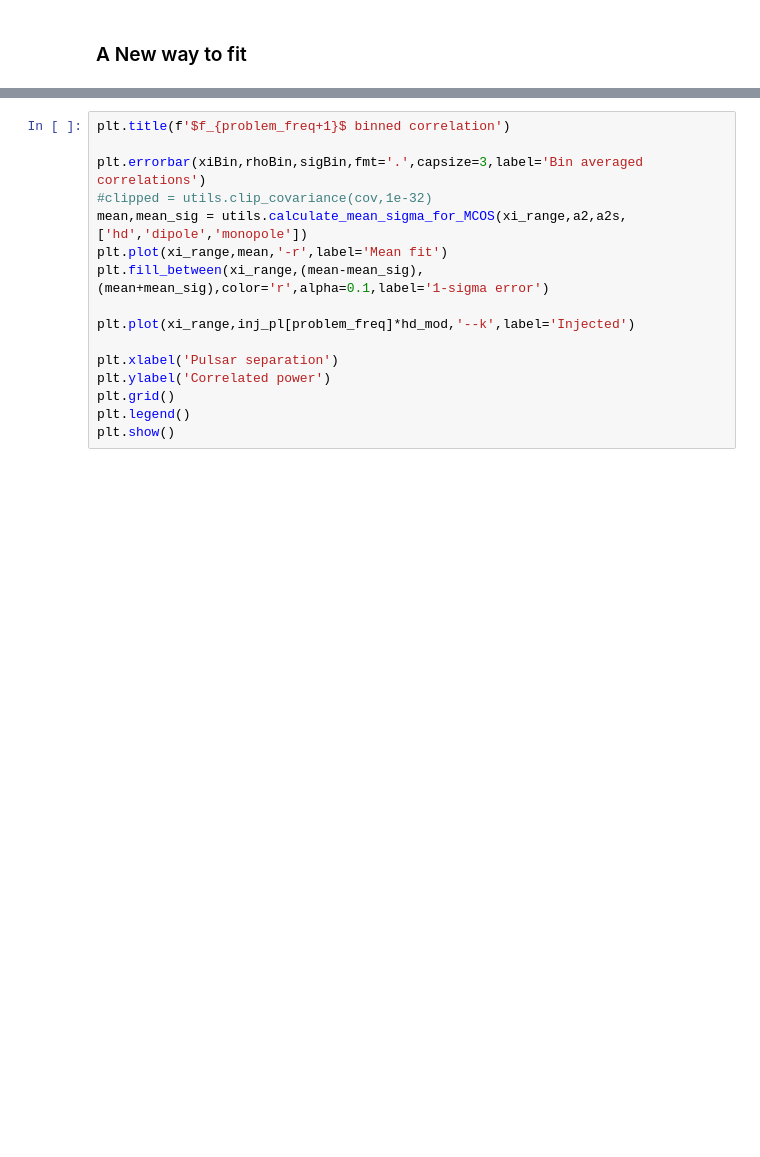
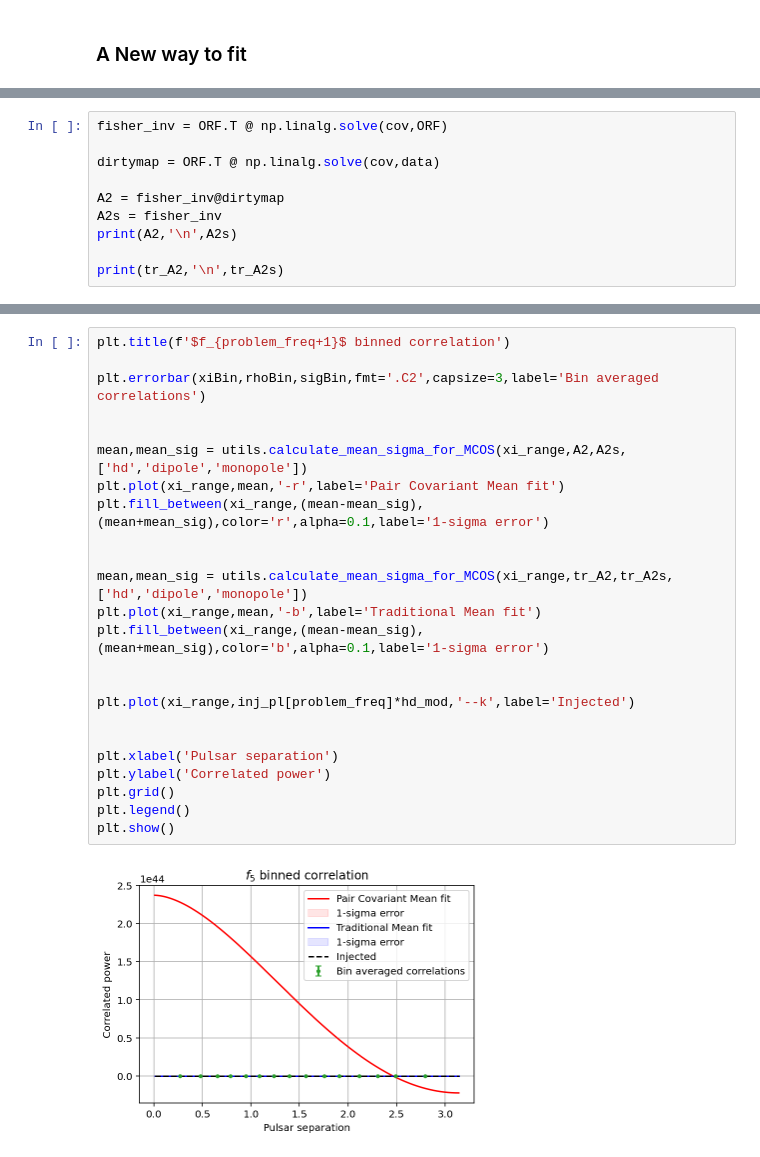
Before and after one commit to GersbachKa/defiant, a Jupyter notebook: notebooks/fixing_numerical_instability.ipynb, the cells around one changed output, grey strips where cells are left out. Drawn from its saved outputs; the diff is of its cells as text; blank space fills up the shorter version.

```diff
--- a/notebooks/fixing_numerical_instability.ipynb
+++ b/notebooks/fixing_numerical_instability.ipynb
@@ -134,0 +141,10 @@ print(cho_solve(fisher,dirtymap))
+# %%
+fisher_inv = ORF.T @ np.linalg.solve(cov,ORF)
+
+dirtymap = ORF.T @ np.linalg.solve(cov,data)
+
+A2 = fisher_inv@dirtymap
+A2s = fisher_inv
+print(A2,'\n',A2s)
+
+print(tr_A2,'\n',tr_A2s)
@@ -135,16 +160,26 @@ print(cho_solve(fisher,dirtymap))
 # %%
 plt.title(f'$f_{problem_freq+1}$ binned correlation')
 
-plt.errorbar(xiBin,rhoBin,sigBin,fmt='.',capsize=3,label='Bin averaged correlations')
-#clipped = utils.clip_covariance(cov,1e-32)
-mean,mean_sig = utils.calculate_mean_sigma_for_MCOS(xi_range,a2,a2s,['hd','dipole','monopole'])
-plt.plot(xi_range,mean,'-r',label='Mean fit')
+plt.errorbar(xiBin,rhoBin,sigBin,fmt='.C2',capsize=3,label='Bin averaged correlations')
+
+
+mean,mean_sig = utils.calculate_mean_sigma_for_MCOS(xi_range,A2,A2s,['hd','dipole','monopole'])
+plt.plot(xi_range,mean,'-r',label='Pair Covariant Mean fit')
 plt.fill_between(xi_range,(mean-mean_sig), (mean+mean_sig),color='r',alpha=0.1,label='1-sigma error')
 
+
+mean,mean_sig = utils.calculate_mean_sigma_for_MCOS(xi_range,tr_A2,tr_A2s,['hd','dipole','monopole'])
+plt.plot(xi_range,mean,'-b',label='Traditional Mean fit')
+plt.fill_between(xi_range,(mean-mean_sig), (mean+mean_sig),color='b',alpha=0.1,label='1-sigma error')
+
+
 plt.plot(xi_range,inj_pl[problem_freq]*hd_mod,'--k',label='Injected')
+
 
 plt.xlabel('Pulsar separation')
 plt.ylabel('Correlated power')
 plt.grid()
 plt.legend()
 plt.show()
+# %% [output]
+[figure, added]
```
Also changed, not shown: parts of 13 cells of this notebook, 2 other files.
